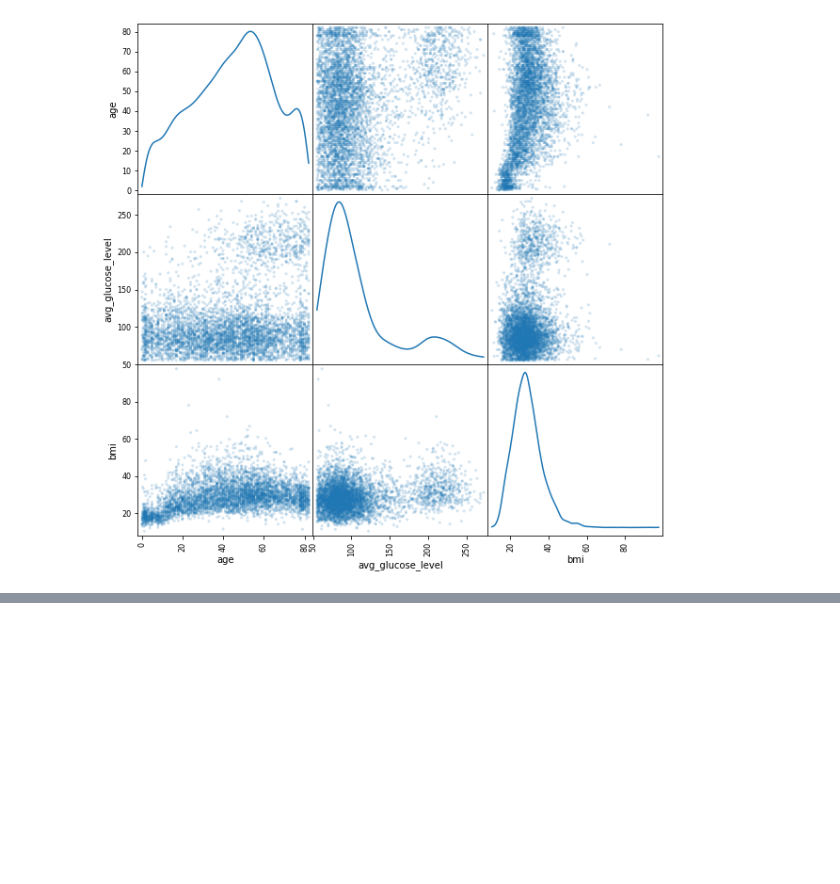
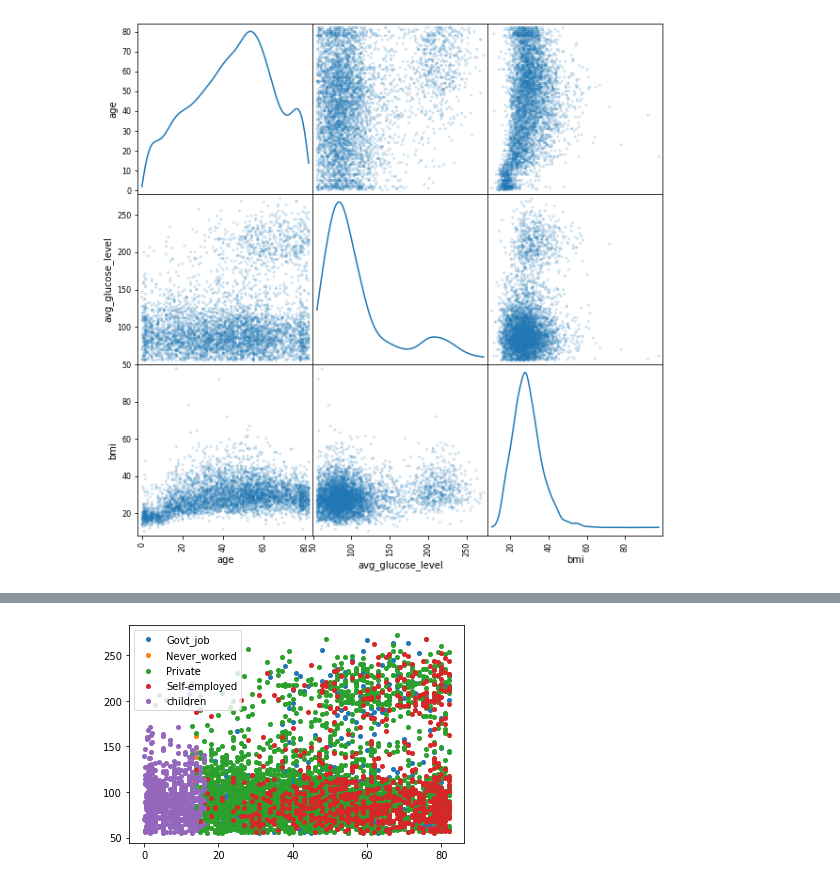
Before and after one commit to raul-miranda/DS-201-Project-1, a Jupyter notebook: D201_Project_2.ipynb, the cells around one changed output, grey strips where cells are left out. Cells and saved outputs as stored; diff of their text form; code cells hidden in the pictures; blank space fills up the shorter version.

```diff
--- a/D201_Project_2.ipynb
+++ b/D201_Project_2.ipynb
@@ -136,0 +147,10 @@ scatter_matrix(health_int[['age','avg_glucose_level','bmi']], alpha=0.2, figsize
+# %%
+groups = health_int.groupby ('work_type')
+fig, ax = plt.subplots()
+for name, group in groups:
+    ax.plot(group.age, group.avg_glucose_level, marker='o', linestyle='', ms=4, label=name)
+ax.legend()
+
+plt.show()
+# %% [output]
+[figure, added]
```
Also changed, not shown: parts of 1 cell of this notebook.
